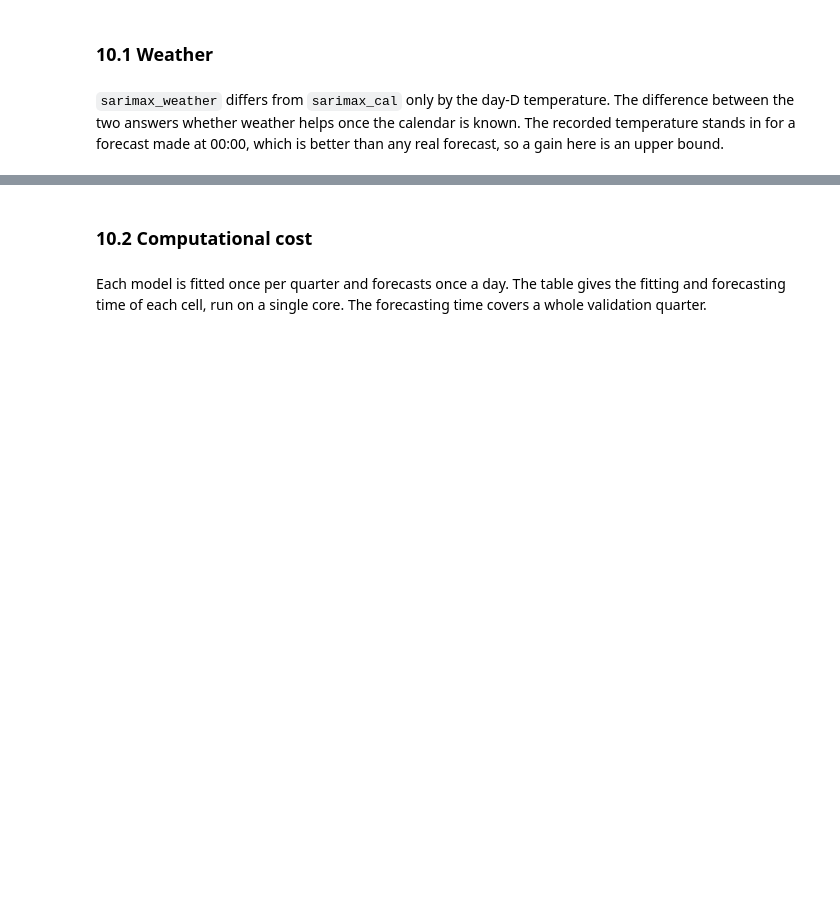
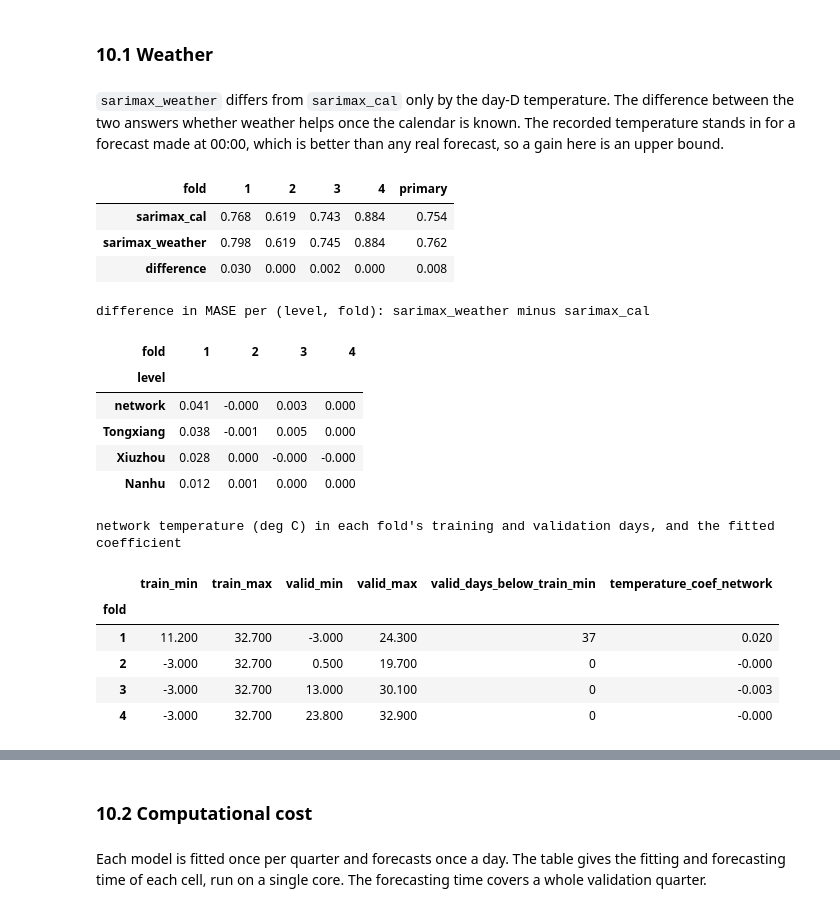
Before and after one commit to AmirMasnavi/MINDD, a Jupyter notebook: project2/Task2.ipynb, the cells around one changed output, grey strips where cells are left out. Saved outputs shown, nothing was run; the diff lists cells and outputs as text; code cells hidden in the pictures; blank space fills up the shorter version.

```diff
--- a/project2/Task2.ipynb
+++ b/project2/Task2.ipynb
@@ -938,26 +1231,60 @@ which is better than any real forecast, so a gain here is an upper bound.
 # %%
 with timed("10 Weather and cost"):
     d_primary = primary["sarimax_weather"] - primary["sarimax_cal"]
     d_fold = per_fold.loc["sarimax_weather"] - per_fold.loc["sarimax_cal"]
     d_cells = cell_mase.loc["sarimax_weather"] - cell_mase.loc["sarimax_cal"]
     weather_table = d_cells.unstack("fold")
     improved = int((d_cells < 0).sum())
     WEATHER_KEPT = bool(d_primary < 0)
+    weather_folds = []
+    for f in FOLDS["fold"]:
+        row = FOLDS.set_index("fold").loc[f]
+        train_t = WEATHER.loc[row["train_from"]:row["train_before"] - pd.Timedelta(days=1), "network"]
+        valid_t = WEATHER.loc[row["validate_from"]:row["validate_before"] - pd.Timedelta(days=1), "network"]
+        weather_folds.append({"fold": f, "train_min": train_t.min(), "train_max": train_t.max(),
+                              "valid_min": valid_t.min(), "valid_max": valid_t.max(),
+                              "valid_days_below_train_min": int((valid_t < train_t.min()).sum()),
+                              "temperature_coef_network": CELLS[("sarimax_weather", "network", f)]["params"]["temperature"]})
+    weather_folds = pd.DataFrame(weather_folds).set_index("fold")
 
 display(pd.DataFrame({"sarimax_cal": per_fold.loc["sarimax_cal"], "sarimax_weather": per_fold.loc["sarimax_weather"],
                       "difference": d_fold}).T.assign(primary=[primary["sarimax_cal"], primary["sarimax_weather"],
                                                               d_primary]))
 print("difference in MASE per (level, fold): sarimax_weather minus sarimax_cal")
 display(weather_table.loc[LEVELS])
+print("network temperature (deg C) in each fold's training and validation days, and the fitted coefficient")
+display(weather_folds.round({"train_min": 1, "train_max": 1, "valid_min": 1, "valid_max": 1,
+                             "temperature_coef_network": 4}))
 results["weather_effect"] = {"primary_difference": r(d_primary, 5),
                              "fold_difference": {str(f): r(v, 5) for f, v in d_fold.items()},
-                             "cells_improved": improved}
+                             "cells_improved": improved,
+                             "folds": {str(f): {k: (int(v) if k == "valid_days_below_train_min" else r(v, 4))
+                                                for k, v in row.items()} for f, row in weather_folds.iterrows()}}
 results["weather_kept"] = WEATHER_KEPT
 add_decision(
     "D23", "10",
     ("Weather is kept for later tasks: " if WEATHER_KEPT else "Weather is dropped for later tasks: ")
     + "the day-D temperature " + ("lowers" if WEATHER_KEPT else "does not lower") + " the primary MASE of the SARIMAX model.",
     f"Primary MASE sarimax_weather {primary['sarimax_weather']:.4f} against sarimax_cal {primary['sarimax_cal']:.4f} "
     f"(difference {d_primary:+.4f}); lower in {improved} of the 16 (level, fold) cells; the gain is an upper bound "
     "because the recorded temperature stands in for a forecast.",
 )
+# %% [output]
+| fold | 1 | 2 | 3 | 4 | primary |
+| sarimax_cal | 0.768 | 0.619 | 0.743 | 0.884 | 0.754 |
+| sarimax_weather | 0.798 | 0.619 | 0.745 | 0.884 | 0.762 |
+| difference | 0.030 | 0.000 | 0.002 | 0.000 | 0.008 |
+difference in MASE per (level, fold): sarimax_weather minus sarimax_cal
+| fold | 1 | 2 | 3 | 4 |
+| level |  |  |  |  |
+| network | 0.041 | -0.000 | 0.003 | 0.000 |
+| Tongxiang | 0.038 | -0.001 | 0.005 | 0.000 |
+| Xiuzhou | 0.028 | 0.000 | -0.000 | -0.000 |
+| Nanhu | 0.012 | 0.001 | 0.000 | 0.000 |
+network temperature (deg C) in each fold's training and validation days, and the fitted coefficient
+|  | train_min | train_max | valid_min | valid_max | valid_days_below_train_min | temperature_coef_network |
+| fold |  |  |  |  |  |  |
+| 1 | 11.200 | 32.700 | -3.000 | 24.300 | 37 | 0.020 |
+| 2 | -3.000 | 32.700 | 0.500 | 19.700 | 0 | -0.000 |
+| 3 | -3.000 | 32.700 | 13.000 | 30.100 | 0 | -0.003 |
+| 4 | -3.000 | 32.700 | 23.800 | 32.900 | 0 | -0.000 |
```
Also changed, not shown: parts of 29 cells of this notebook, 28 other files.
